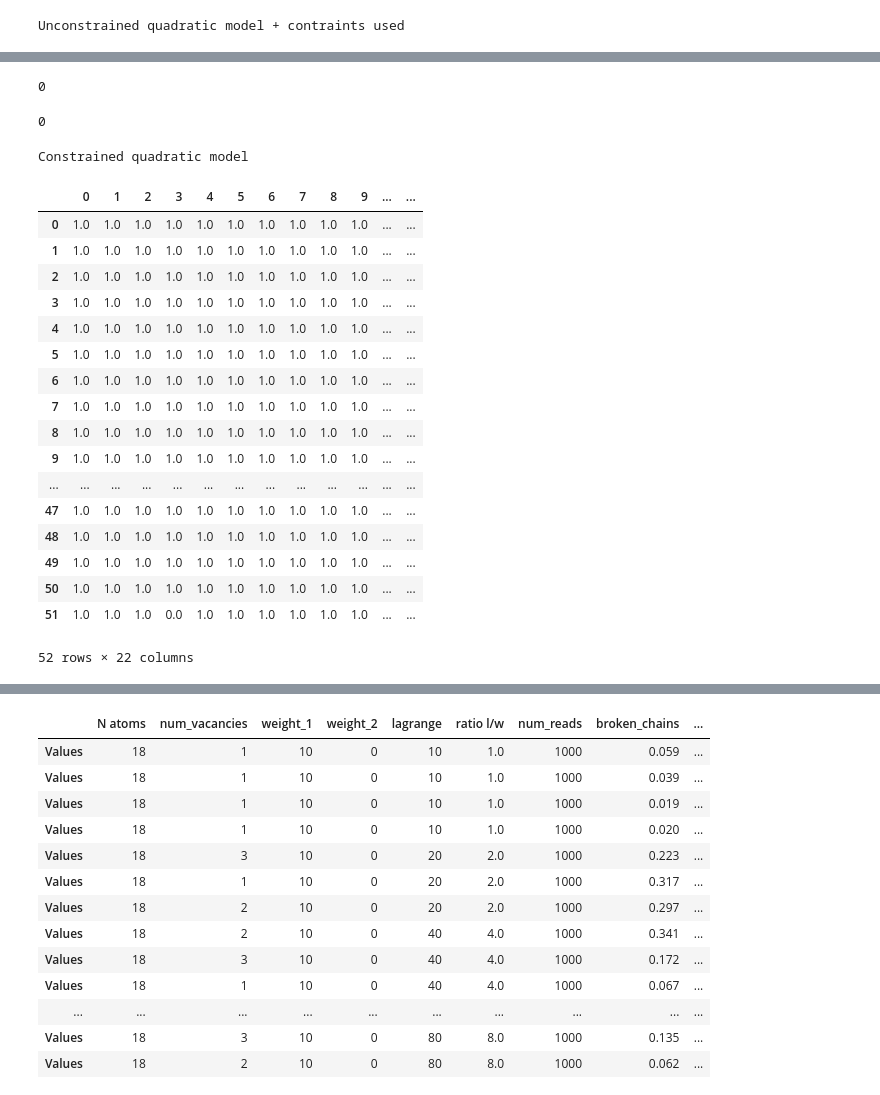
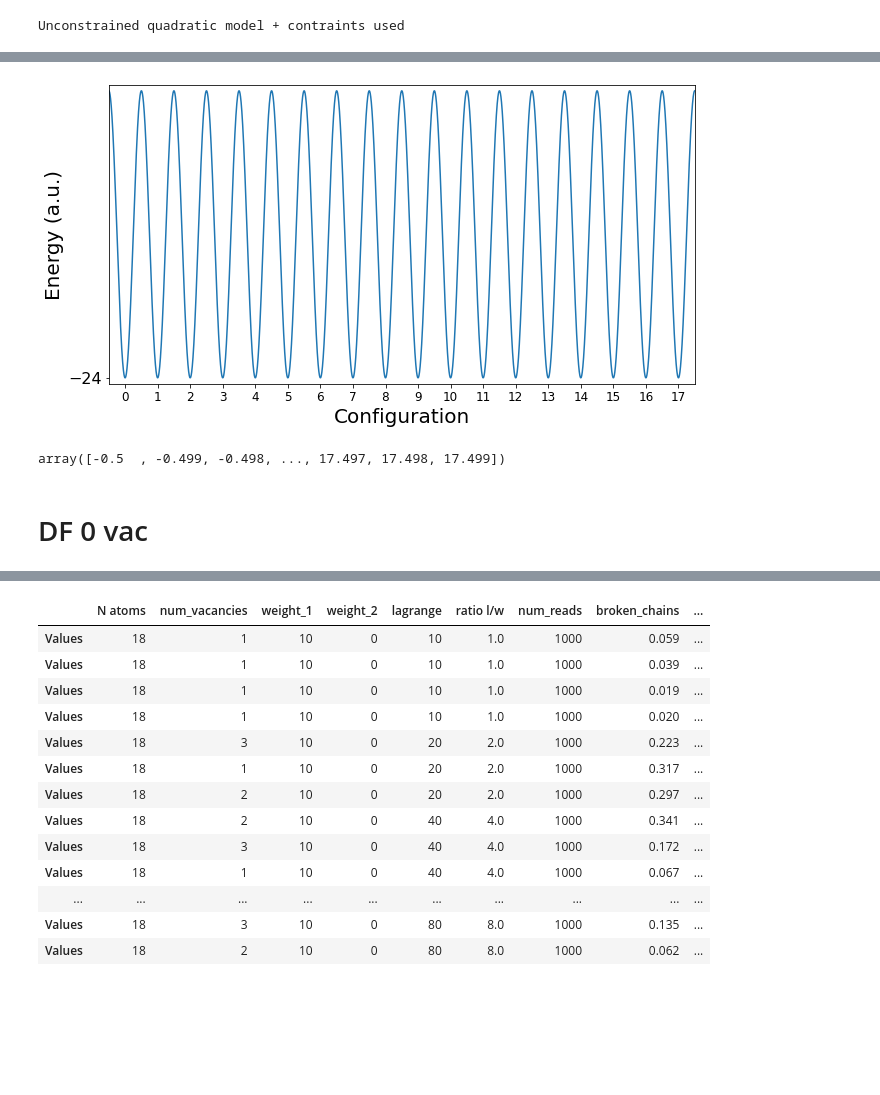
Before and after one commit to cmc-ucl/quantum_computing, a Jupyter notebook: Tutorial_paper.ipynb, the cells around one changed output, grey strips where cells are left out. Saved outputs shown, nothing was run; the diff lists cells and outputs as text; code cells hidden in the pictures; blank space fills up the shorter version.

Commit message:
Final tables for paper

```diff
--- a/Tutorial_paper.ipynb
+++ b/Tutorial_paper.ipynb
@@ -261,13 +140,0 @@ def bin_packing(weights: typing.Sequence[float]) -> dimod.ConstrainedQuadraticMo
-# %%
-bin_packing([1,2,3,4]).
-# %% [output]
-0
-# %%
-cqm.num_quadratic_variables()
-# %% [output]
-0
-# %%
-cqm = build_constrained_quadratic_model(structure,use_coord = False, num_vacancies = 1,
-                          weight_1=1, weight_2 = 0, lagrange = 1000)
-# %% [output]
-Constrained quadratic model
@@ -276,21 +141,40 @@ sampleset = run_anneal(cqm)
-# %%
-sampleset.to_pandas_dataframe()
-# %% [output]
-|  | 0 | 1 | 2 | 3 | 4 | 5 | 6 | 7 | 8 | 9 | ... | ... |
-| 0 | 1.0 | 1.0 | 1.0 | 1.0 | 1.0 | 1.0 | 1.0 | 1.0 | 1.0 | 1.0 | ... | ... |
-| 1 | 1.0 | 1.0 | 1.0 | 1.0 | 1.0 | 1.0 | 1.0 | 1.0 | 1.0 | 1.0 | ... | ... |
-| 2 | 1.0 | 1.0 | 1.0 | 1.0 | 1.0 | 1.0 | 1.0 | 1.0 | 1.0 | 1.0 | ... | ... |
-| 3 | 1.0 | 1.0 | 1.0 | 1.0 | 1.0 | 1.0 | 1.0 | 1.0 | 1.0 | 1.0 | ... | ... |
-| 4 | 1.0 | 1.0 | 1.0 | 1.0 | 1.0 | 1.0 | 1.0 | 1.0 | 1.0 | 1.0 | ... | ... |
-| 5 | 1.0 | 1.0 | 1.0 | 1.0 | 1.0 | 1.0 | 1.0 | 1.0 | 1.0 | 1.0 | ... | ... |
-| 6 | 1.0 | 1.0 | 1.0 | 1.0 | 1.0 | 1.0 | 1.0 | 1.0 | 1.0 | 1.0 | ... | ... |
-| 7 | 1.0 | 1.0 | 1.0 | 1.0 | 1.0 | 1.0 | 1.0 | 1.0 | 1.0 | 1.0 | ... | ... |
-| 8 | 1.0 | 1.0 | 1.0 | 1.0 | 1.0 | 1.0 | 1.0 | 1.0 | 1.0 | 1.0 | ... | ... |
-| 9 | 1.0 | 1.0 | 1.0 | 1.0 | 1.0 | 1.0 | 1.0 | 1.0 | 1.0 | 1.0 | ... | ... |
-| ... | ... | ... | ... | ... | ... | ... | ... | ... | ... | ... | ... | ... |
-| 47 | 1.0 | 1.0 | 1.0 | 1.0 | 1.0 | 1.0 | 1.0 | 1.0 | 1.0 | 1.0 | ... | ... |
-| 48 | 1.0 | 1.0 | 1.0 | 1.0 | 1.0 | 1.0 | 1.0 | 1.0 | 1.0 | 1.0 | ... | ... |
-| 49 | 1.0 | 1.0 | 1.0 | 1.0 | 1.0 | 1.0 | 1.0 | 1.0 | 1.0 | 1.0 | ... | ... |
-| 50 | 1.0 | 1.0 | 1.0 | 1.0 | 1.0 | 1.0 | 1.0 | 1.0 | 1.0 | 1.0 | ... | ... |
-| 51 | 1.0 | 1.0 | 1.0 | 0.0 | 1.0 | 1.0 | 1.0 | 1.0 | 1.0 | 1.0 | ... | ... |
-52 rows × 22 columns
+# %%
+import matplotlib.pyplot as plt
+
+energies = [24]
+
+font = {'size'   : 14.5,
+       'weight': 'normal'}
+
+plt.rc('font', **font)
+
+color = ['b','g','r','c','m','y','k','tab:orange']
+fig, ax = plt.subplots()
+
+x = np.arange(-.5,17.5,0.001)
+y = (energies[0])*np.cos((2*x+1)*np.pi)#-(energies[0]/2)
+
+ax.plot(x,y)
+
+ax.set_xlabel('Configuration', fontsize=20)
+ax.set_ylabel('Energy (a.u.)', fontsize=20)
+ax.set_ybound()
+
+ax.set_xticks(np.arange(0,18))
+ax.set_yticks(np.arange(-24,-23,1))
+ax.set_xlim([-0.5,17.5])
+ax.set_ylim([-25,25])
+plt.xticks(fontsize=12)
+plt.yticks(fontsize=16)
+
+fig.set_size_inches(10.5, 5.5)
+
+plt.show()
+# %% [output]
+[figure, added]
+# %%
+x
+# %% [output]
+array([-0.5  , -0.499, -0.498, ..., 17.497, 17.498, 17.499])
+# %% [markdown]
+# DF 0 vac
```
Also changed, not shown: parts of 54 cells of this notebook.
